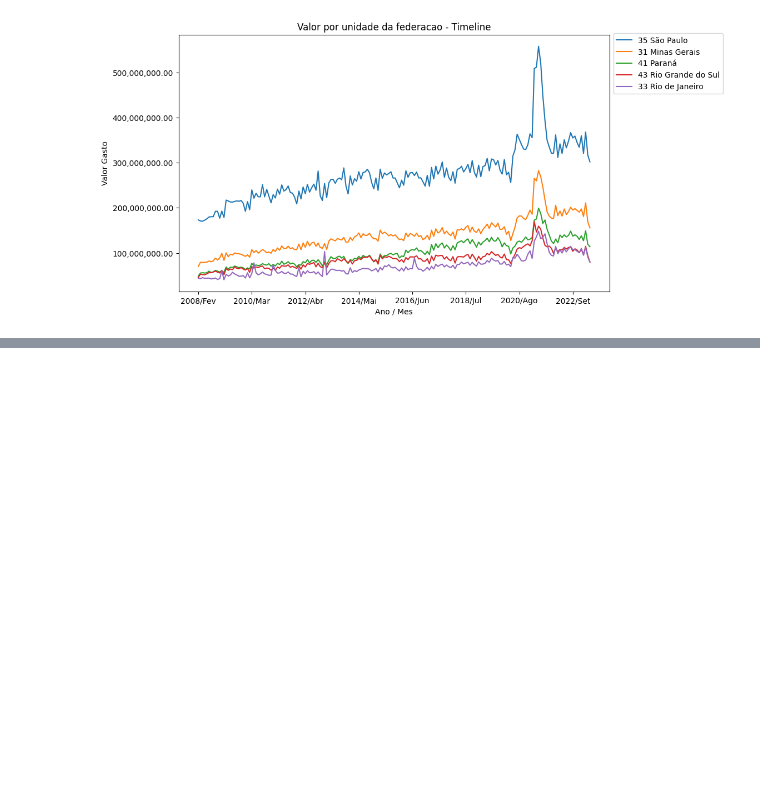
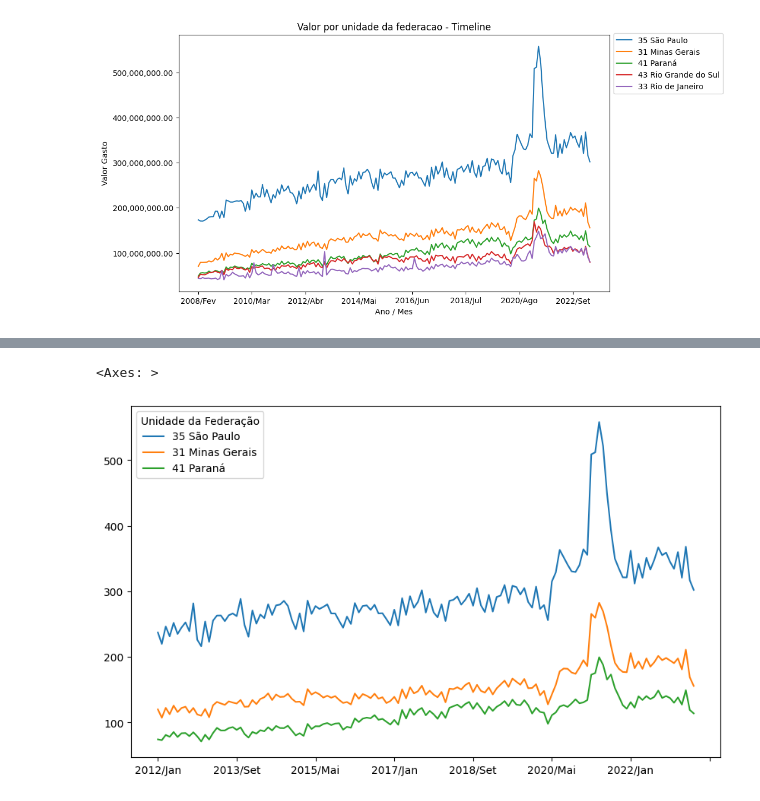
Before and after one commit to vitorsarilio/Pos_Tech_Data_Analytics, a Jupyter notebook: Notebooks/Producao_Hospitalar.ipynb, the cells around one changed output, grey strips where cells are left out. Drawn from its saved outputs; the diff is of its cells as text; code cells hidden in the pictures; blank space fills up the shorter version.

```diff
--- a/Notebooks/Producao_Hospitalar.ipynb
+++ b/Notebooks/Producao_Hospitalar.ipynb
@@ -318,0 +333,6 @@ plt.show()
+# %%
+meses_filtrados = ordenados_por_total.columns[47:]
+ordenados_por_total[meses_filtrados].head(3).T.plot(figsize=(10,6))
+# %% [output]
+<Axes: >
+[figure, added]
```
Also changed, not shown: parts of 12 cells of this notebook.
